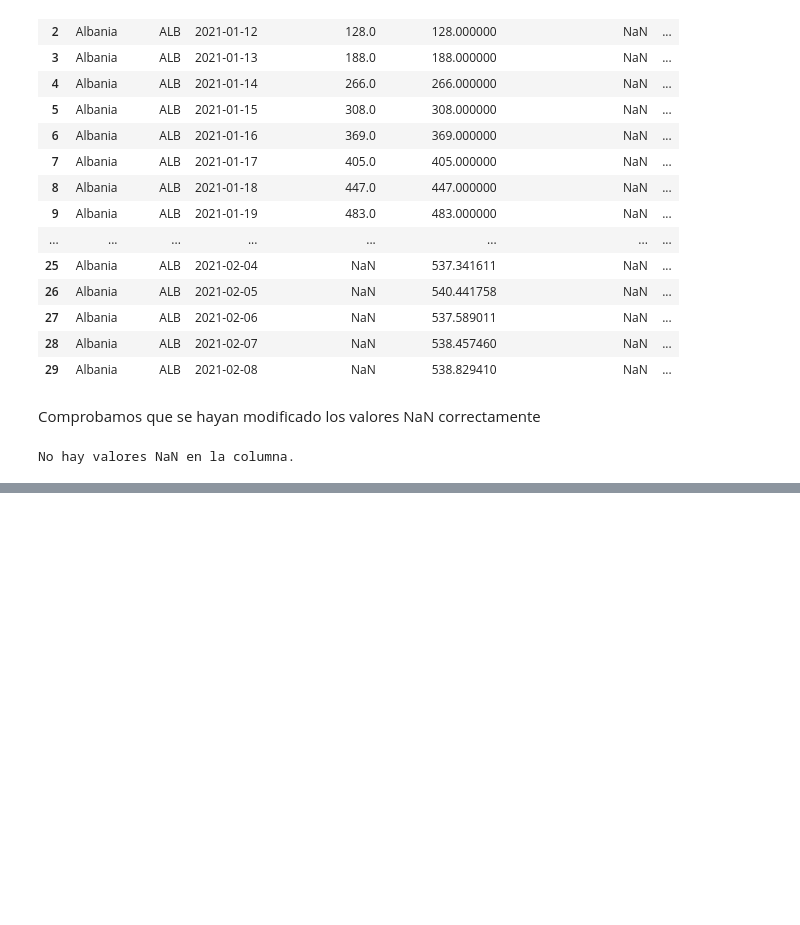
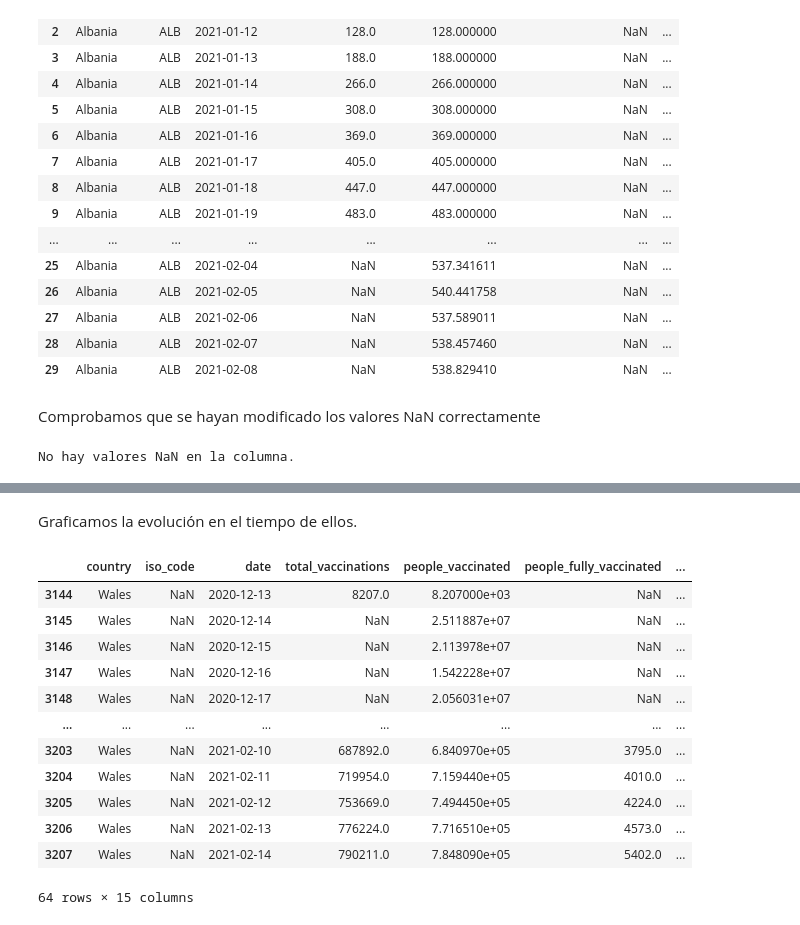
Before and after one commit to CeliaDiazSanchez/Data-Mining, a Jupyter notebook: LAB01_Ana.ipynb, the cells around one changed output, grey strips where cells are left out. Drawn from its saved outputs; the diff is of its cells as text; code cells hidden in the pictures; blank space fills up the shorter version.

```diff
--- a/LAB01_Ana.ipynb
+++ b/LAB01_Ana.ipynb
@@ -141,0 +165,19 @@ No hay valores NaN en la columna.
+# %% [markdown]
+Graficamos la evolución en el tiempo de ellos.
+# %%
+wales = df[df['country'] == 'Wales']
+wales
+# %% [output]
+|  | country | iso_code | date | total_vaccinations | people_vaccinated | people_fully_vaccinated | ... |
+| 3144 | Wales | NaN | 2020-12-13 | 8207.0 | 8.207000e+03 | NaN | ... |
+| 3145 | Wales | NaN | 2020-12-14 | NaN | 2.511887e+07 | NaN | ... |
+| 3146 | Wales | NaN | 2020-12-15 | NaN | 2.113978e+07 | NaN | ... |
+| 3147 | Wales | NaN | 2020-12-16 | NaN | 1.542228e+07 | NaN | ... |
+| 3148 | Wales | NaN | 2020-12-17 | NaN | 2.056031e+07 | NaN | ... |
+| ... | ... | ... | ... | ... | ... | ... | ... |
+| 3203 | Wales | NaN | 2021-02-10 | 687892.0 | 6.840970e+05 | 3795.0 | ... |
+| 3204 | Wales | NaN | 2021-02-11 | 719954.0 | 7.159440e+05 | 4010.0 | ... |
+| 3205 | Wales | NaN | 2021-02-12 | 753669.0 | 7.494450e+05 | 4224.0 | ... |
+| 3206 | Wales | NaN | 2021-02-13 | 776224.0 | 7.716510e+05 | 4573.0 | ... |
+| 3207 | Wales | NaN | 2021-02-14 | 790211.0 | 7.848090e+05 | 5402.0 | ... |
+64 rows × 15 columns
```
Also changed, not shown: parts of 6 cells of this notebook.
